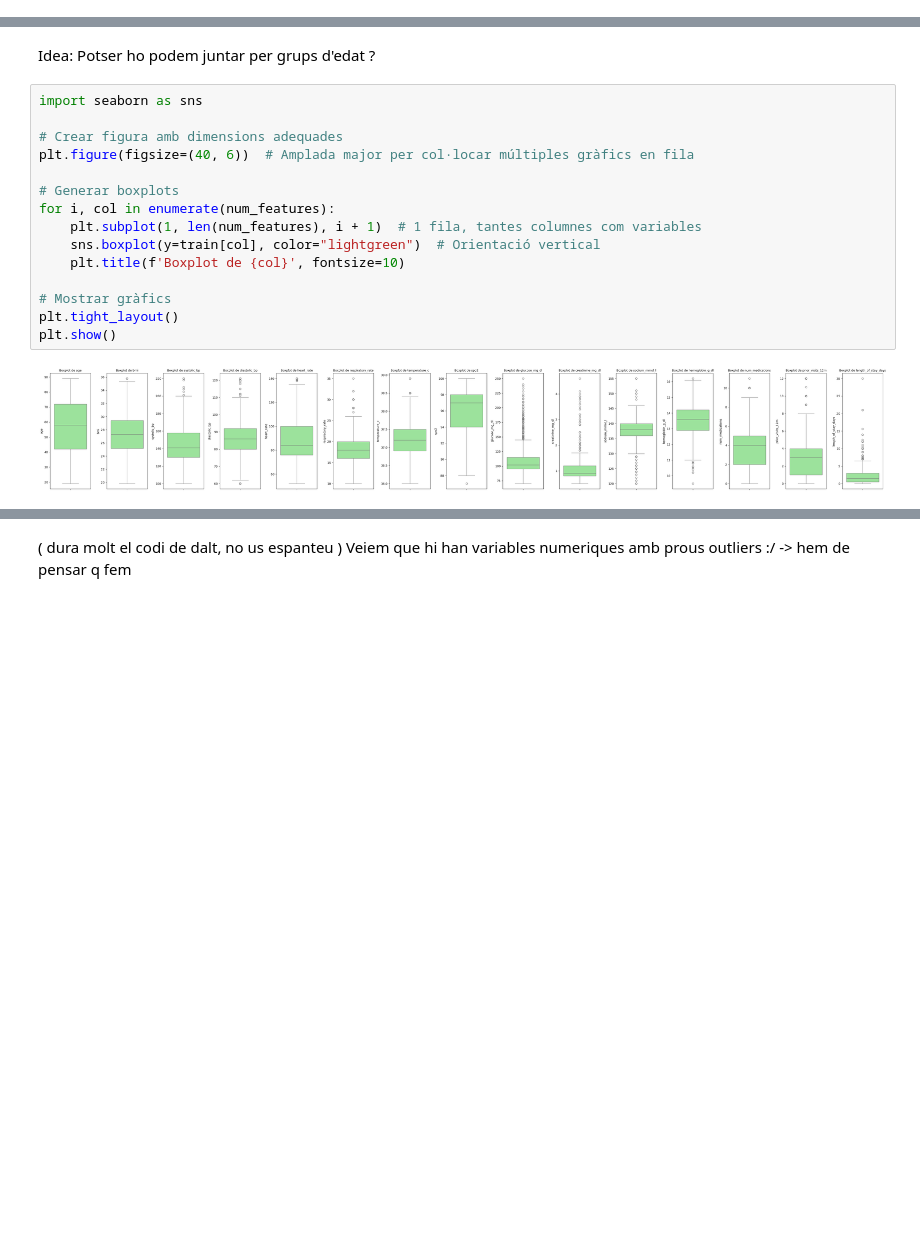
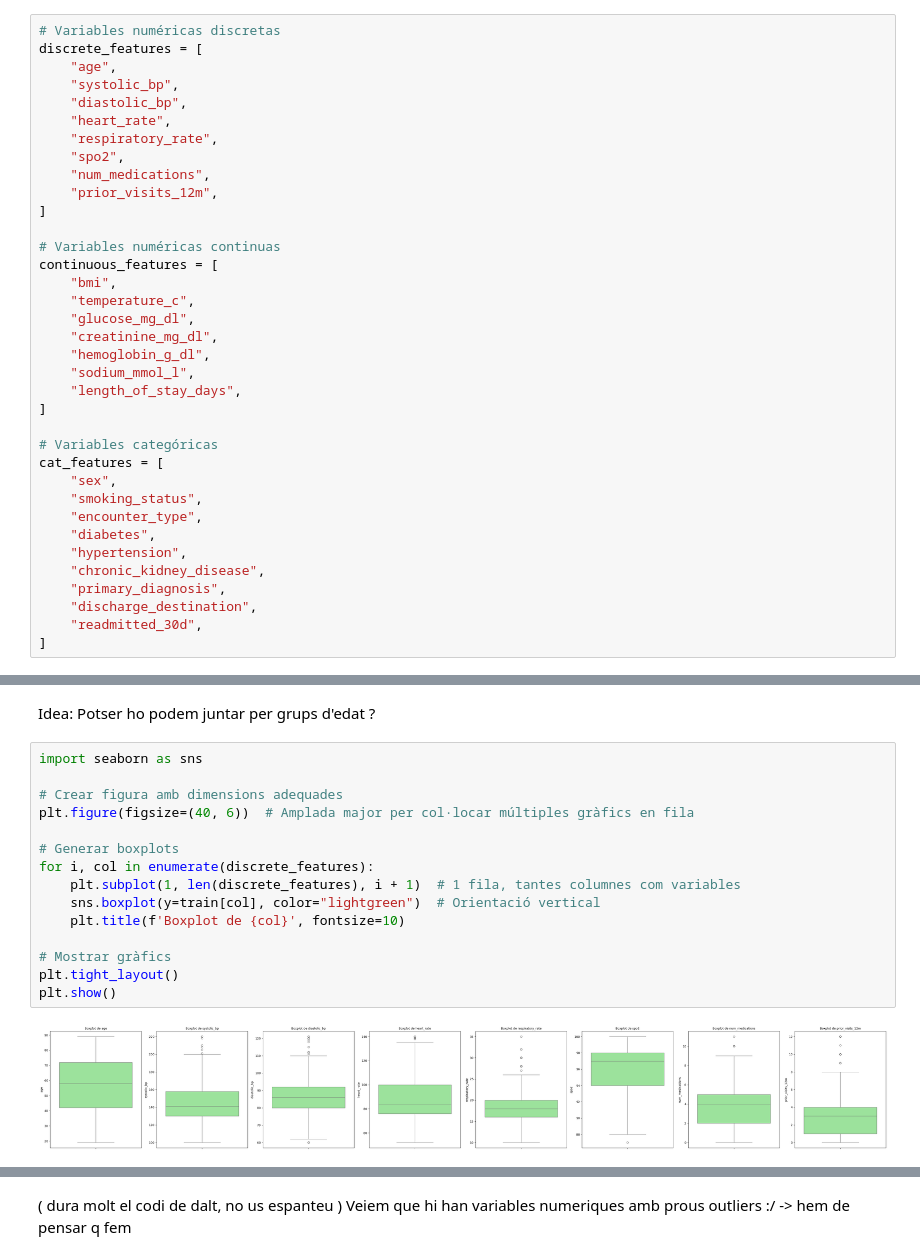
Before and after one commit to azucena-g/kaggle_competition, a Jupyter notebook: try_1.ipynb, the cells around one changed output, grey strips where cells are left out. Saved outputs shown, nothing was run; the diff lists cells and outputs as text; blank space fills up the shorter version.

```diff
--- a/try_1.ipynb
+++ b/try_1.ipynb
@@ -122,3 +123,39 @@ cat_features = [
+# %%
+# Variables numéricas discretas
+discrete_features = [
+    "age",
+    "systolic_bp",
+    "diastolic_bp",
+    "heart_rate",
+    "respiratory_rate",
+    "spo2",
+    "num_medications",
+    "prior_visits_12m",
+]
+
+# Variables numéricas continuas
+continuous_features = [
+    "bmi",
+    "temperature_c",
+    "glucose_mg_dl",
+    "creatinine_mg_dl",
+    "hemoglobin_g_dl",
+    "sodium_mmol_l",
+    "length_of_stay_days",
+]
+
+# Variables categóricas
+cat_features = [
+    "sex",
+    "smoking_status",
+    "encounter_type",
+    "diabetes",
+    "hypertension",
+    "chronic_kidney_disease",
+    "primary_diagnosis",
+    "discharge_destination",
+    "readmitted_30d",
+]
 # %%
 for el in cat_features:
     print('------------')
@@ -161,17 +198,17 @@ Idea: Potser ho podem juntar per grups d'edat ?
 # %%
 import seaborn as sns
 
 # Crear figura amb dimensions adequades
 plt.figure(figsize=(40, 6))  # Amplada major per col·locar múltiples gràfics en fila
 
 # Generar boxplots
-for i, col in enumerate(num_features):
-    plt.subplot(1, len(num_features), i + 1)  # 1 fila, tantes columnes com variables
+for i, col in enumerate(discrete_features):
+    plt.subplot(1, len(discrete_features), i + 1)  # 1 fila, tantes columnes com variables
     sns.boxplot(y=train[col], color="lightgreen")  # Orientació vertical
     plt.title(f'Boxplot de {col}', fontsize=10)
 
 # Mostrar gràfics
 plt.tight_layout()
 plt.show()
 # %% [output]
-[figure, old version]
+[figure, new version]
```
Also changed, not shown: parts of 16 cells of this notebook, 2 other files.
